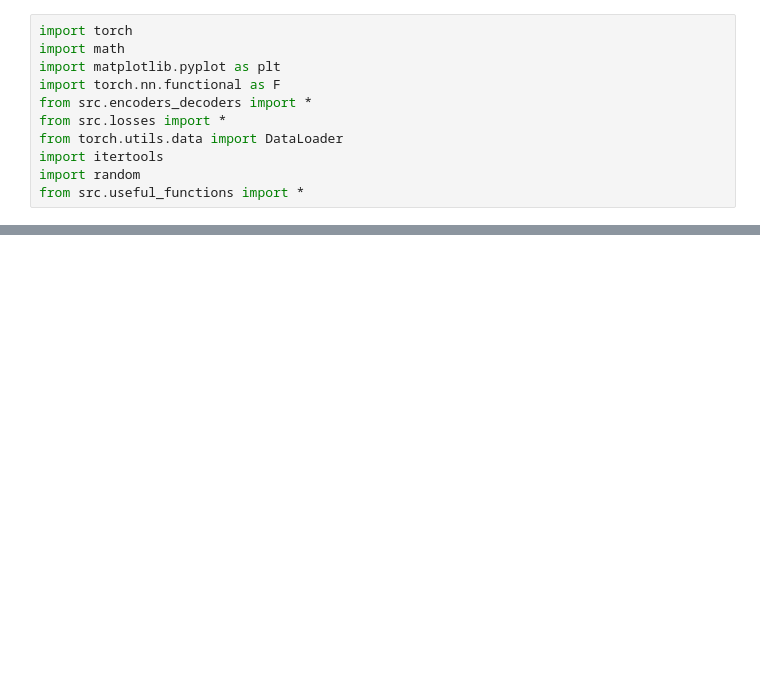
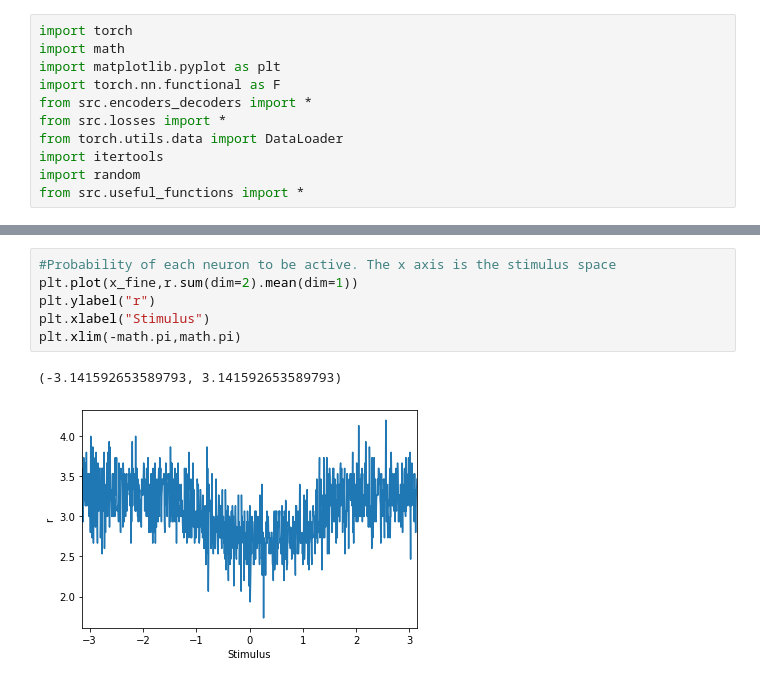
Before and after one commit to simonebmalerba/neural_VAE, a Jupyter notebook: ISING prior/Periodic_BC_Ising.ipynb, the cells around one changed output, grey strips where cells are left out. Drawn from its saved outputs; the diff is of its cells as text; blank space fills up the shorter version.

```diff
--- a/ISING prior/Periodic_BC_Ising.ipynb
+++ b/ISING prior/Periodic_BC_Ising.ipynb
@@ -79,0 +177,9 @@ modified_bessel = ModifiedBessel.apply
+# %%
+#Probability of each neuron to be active. The x axis is the stimulus space
+plt.plot(x_fine,r.sum(dim=2).mean(dim=1))
+plt.ylabel("r")
+plt.xlabel("Stimulus")
+plt.xlim(-math.pi,math.pi)
+# %% [output]
+(-3.141592653589793, 3.141592653589793)
+[figure, added]
```
Also changed, not shown: parts of 27 cells of this notebook, 3 other files.
